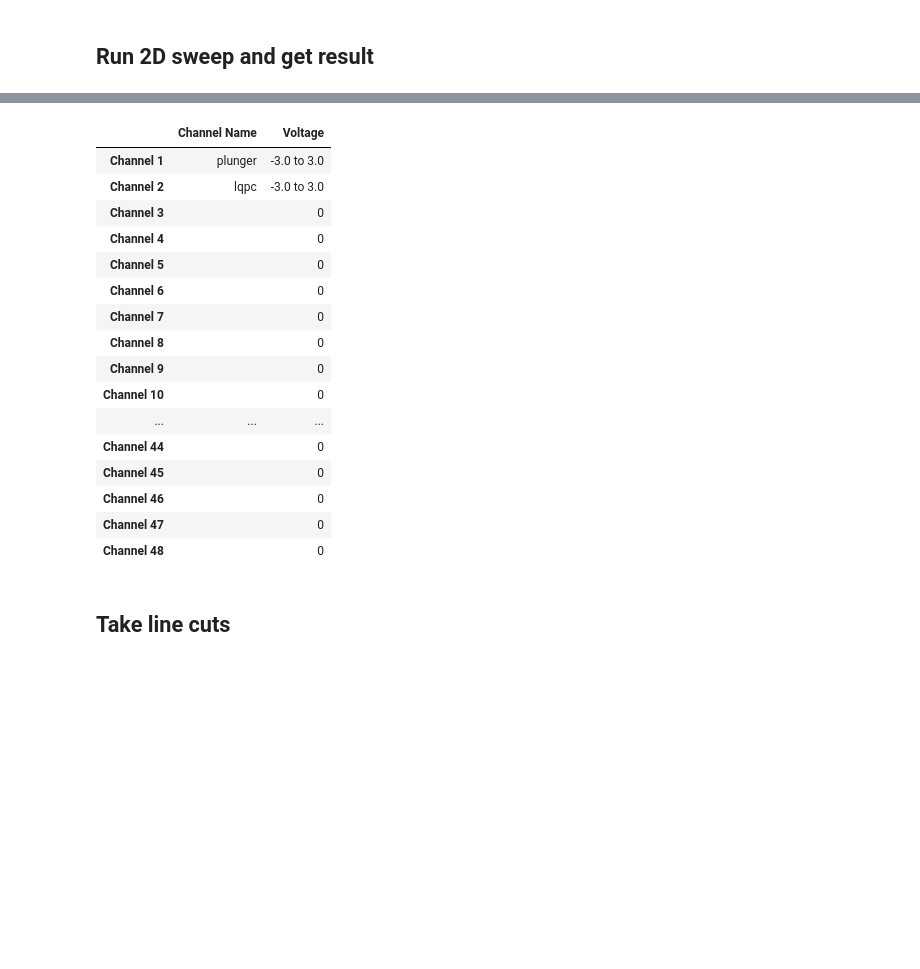
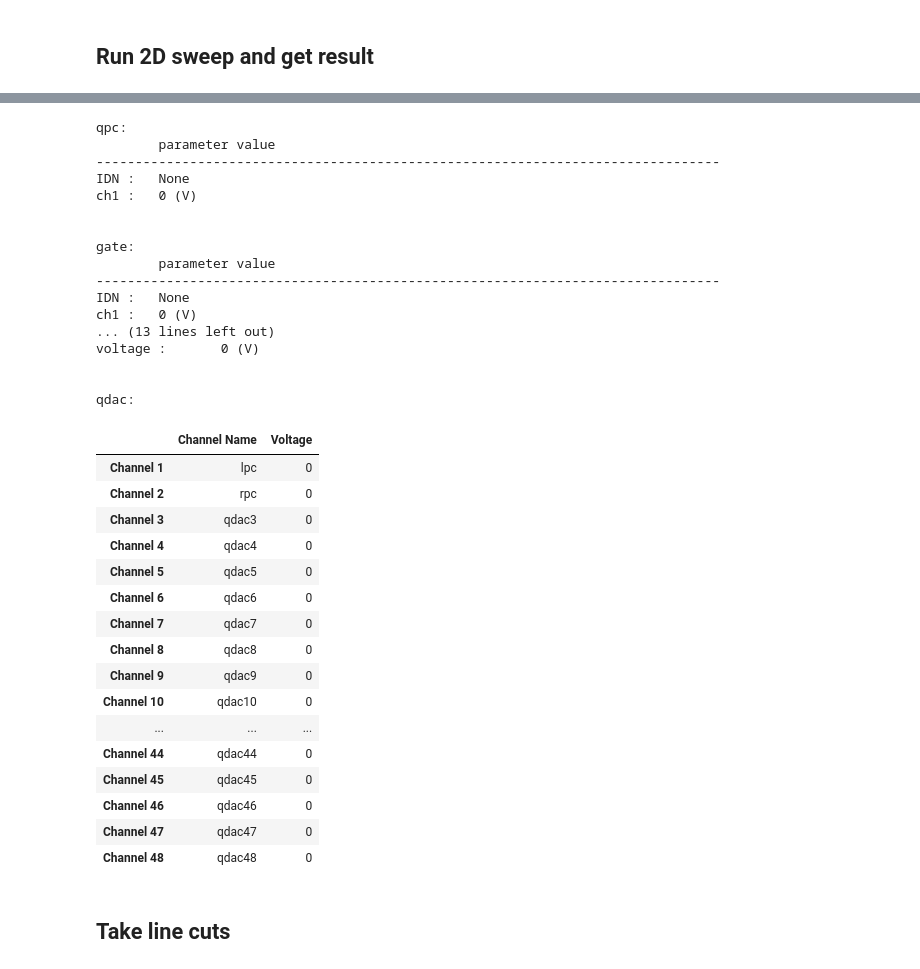
Before and after one commit to dgglab/QDotsPythonCode, a Jupyter notebook: Demo.ipynb, the cells around one changed output, grey strips where cells are left out. Saved outputs shown, nothing was run; the diff lists cells and outputs as text; code cells hidden in the pictures; blank space fills up the shorter version.

```diff
--- a/Demo.ipynb
+++ b/Demo.ipynb
@@ -15,0 +20,11 @@ mes = Overview()
+# %%
+from instrument import *
+
+mock = MockWrapper('qpc')
+mock2 = MockWrapper('gate')
+mockmes = MockMeasure('G')
+mockmes2 = MockMeasure('T')
+# %%
+from qdacwrapper import *
+
+qdc = qdacWrapper()
@@ -16 +33,7 @@ mes = Overview()
+# %%
+mes.addInstrument(mock)
+mes.addInstrument(mock2)
+mes.addInstrument(mockmes)
+mes.addInstrument(mockmes2)
+mes.addInstrument(qdc)
 # %% [markdown]
@@ -28,29 +112,46 @@ mes.sweep2D_inline(-3,3,10,-3,3,6)
 # %%
-img = mes.get_plot()
+img = mes.getPlot()
 # %%
 img.plot
 # %% [output]
 [interactive output not drawn]
 # %%
-img.state
+img.readableState
 # %% [output]
+qpc:
+        parameter value
+--------------------------------------------------------------------------------
+IDN :   None
+ch1 :   0 (V)
+
+
+gate:
+        parameter value
+--------------------------------------------------------------------------------
+IDN :   None
+ch1 :   0 (V)
+... (13 lines left out)
+voltage :       0 (V)
+
+
+qdac:
 |  | Channel Name | Voltage |
-| Channel 1 | plunger | -3.0 to 3.0 |
-| Channel 2 | lqpc | -3.0 to 3.0 |
-| Channel 3 |  | 0 |
-| Channel 4 |  | 0 |
-| Channel 5 |  | 0 |
-| Channel 6 |  | 0 |
-| Channel 7 |  | 0 |
-| Channel 8 |  | 0 |
-| Channel 9 |  | 0 |
-| Channel 10 |  | 0 |
+| Channel 1 | lpc | 0 |
+| Channel 2 | rpc | 0 |
+| Channel 3 | qdac3 | 0 |
+| Channel 4 | qdac4 | 0 |
+| Channel 5 | qdac5 | 0 |
+| Channel 6 | qdac6 | 0 |
+| Channel 7 | qdac7 | 0 |
+| Channel 8 | qdac8 | 0 |
+| Channel 9 | qdac9 | 0 |
+| Channel 10 | qdac10 | 0 |
 | ... | ... | ... |
-| Channel 44 |  | 0 |
-| Channel 45 |  | 0 |
-| Channel 46 |  | 0 |
-| Channel 47 |  | 0 |
-| Channel 48 |  | 0 |
+| Channel 44 | qdac44 | 0 |
+| Channel 45 | qdac45 | 0 |
+| Channel 46 | qdac46 | 0 |
+| Channel 47 | qdac47 | 0 |
+| Channel 48 | qdac48 | 0 |
 # %% [markdown]
 ## Take line cuts
 # %%
```
Also changed, not shown: parts of 43 cells of this notebook, 9 other files.
